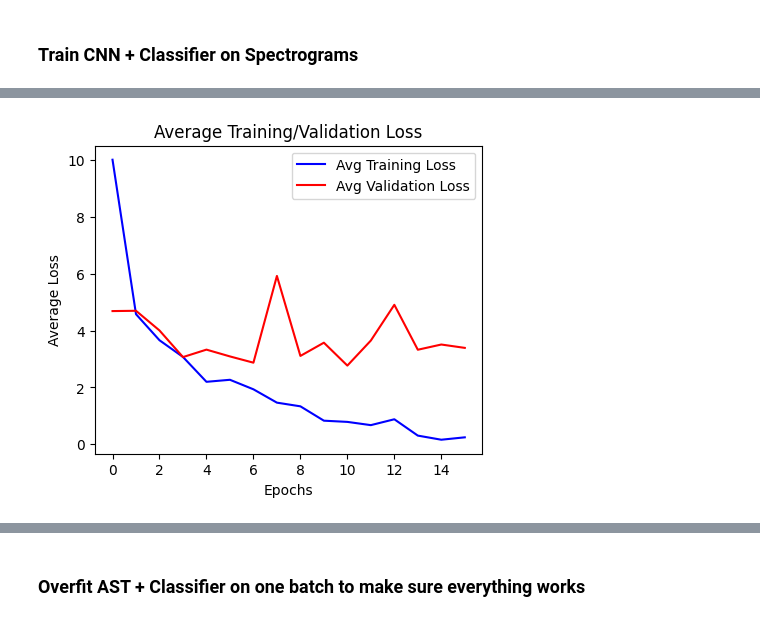
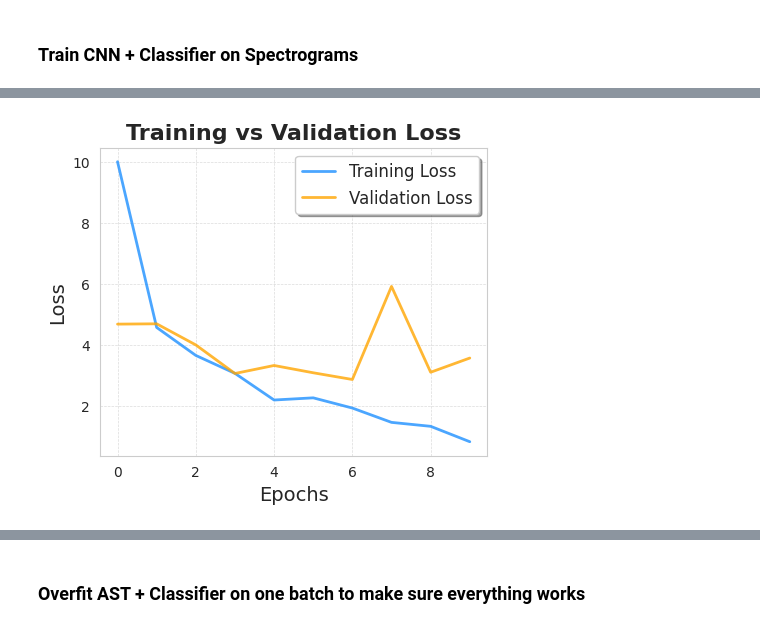
Before and after one commit to xaniadakis/BeatPatrol, a Jupyter notebook: step_7.ipynb, the cells around one changed output, grey strips where cells are left out. Saved outputs shown, nothing was run; the diff lists cells and outputs as text; code cells hidden in the pictures.

```diff
--- a/step_7.ipynb
+++ b/step_7.ipynb
@@ -70,6 +73,7 @@ Epoch 100, Loss at training set: 0.0
 # %% [markdown]
 ### Train CNN + Classifier on Spectrograms
 # %%
+print(f"Free GPU Memory: {free_gpu_memory():.2f}%")
 # prepare batch data and input shape
 x_b1, _, _ = next(iter(mel_specs_train_dl))
 input_shape = x_b1[0].shape
@@ -86,7 +90,7 @@ optimizer = optim.Adam(model.parameters(), lr=LR)
 train_losses, val_losses = train(
     model=model, train_loader=mel_specs_train_dl, val_loader=mel_specs_val_dl,
     optimizer=optimizer, epochs=EPOCHS, save_path=model_weights_path+"cnn_genre_mel.pth",
-    device=DEVICE, overfit_batch=False
+    device=DEVICE, overfit_batch=False, patience=3
 )
 
 # plot losses
@@ -114,6 +118,6 @@ Epoch 4/100
 Early Stopping was activated.
 Training has been completed.
-[figure, old version]
+[figure, new version]
 # %%
 get_classification_report(np.hstack(mel_y_pred), np.hstack(mel_y_true))
 # %% [output]
```
Also changed, not shown: parts of 7 cells of this notebook, 2 other files.
